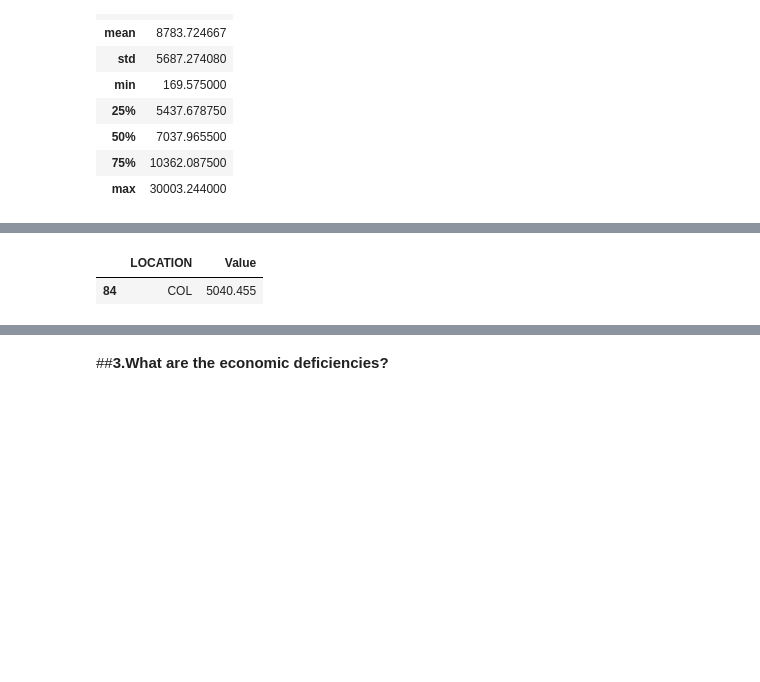
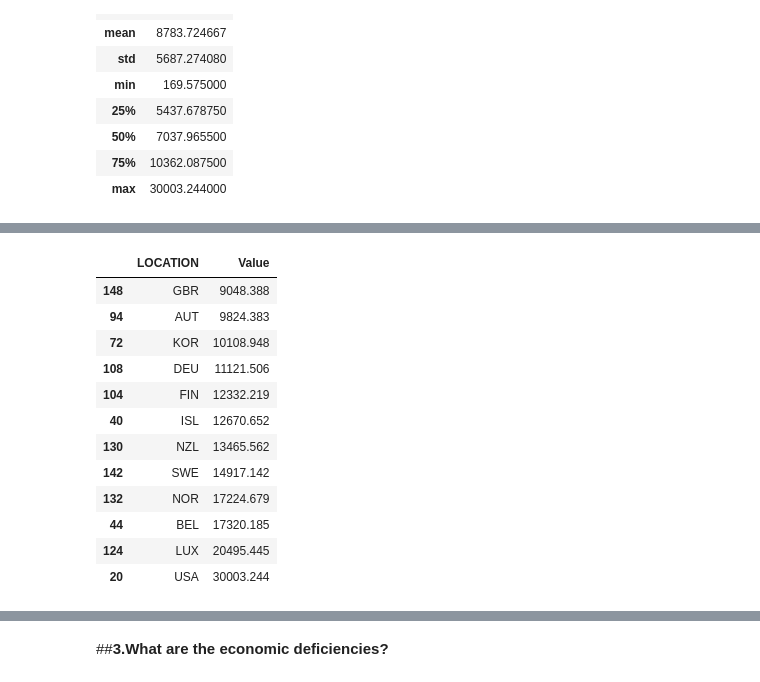
Before and after one commit to jonnie763/DATA-690-WANG-Stats-and-Visualizations, a Jupyter notebook: Jonathan_Rius_Deliverable_2.ipynb, the cells around one changed output, grey strips where cells are left out. Cells and saved outputs as stored; diff of their text form; code cells hidden in the pictures; blank space fills up the shorter version.

```diff
--- a/Jonathan_Rius_Deliverable_2.ipynb
+++ b/Jonathan_Rius_Deliverable_2.ipynb
@@ -446,7 +412,18 @@ df.describe()
 # %%
-df.tail(30)
-df=df.tail(30)
-df.head(1)
+df.tail(12)
+df=df.tail(12)
+df
 # %% [output]
 |  | LOCATION | Value |
-| 84 | COL | 5040.455 |
+| 148 | GBR | 9048.388 |
+| 94 | AUT | 9824.383 |
+| 72 | KOR | 10108.948 |
+| 108 | DEU | 11121.506 |
+| 104 | FIN | 12332.219 |
+| 40 | ISL | 12670.652 |
+| 130 | NZL | 13465.562 |
+| 142 | SWE | 14917.142 |
+| 132 | NOR | 17224.679 |
+| 44 | BEL | 17320.185 |
+| 124 | LUX | 20495.445 |
+| 20 | USA | 30003.244 |
```
Also changed, not shown: parts of 79 cells of this notebook.
